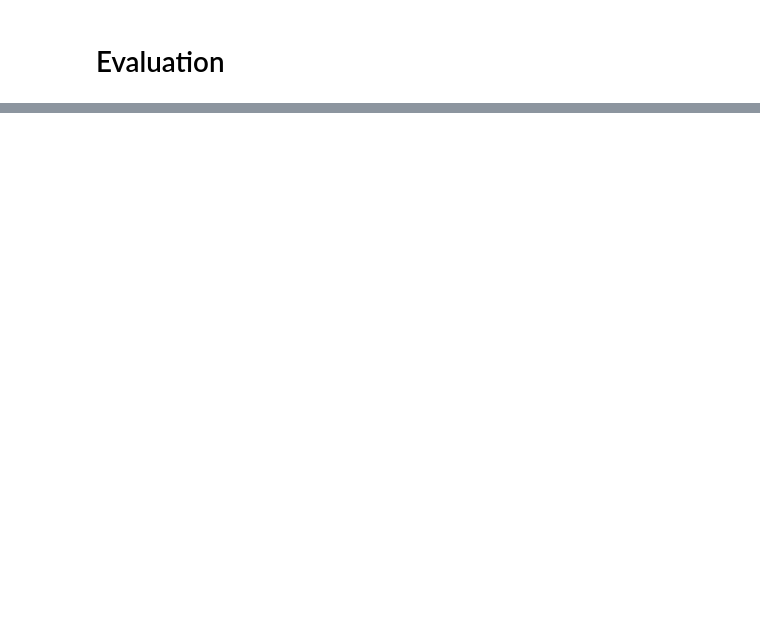
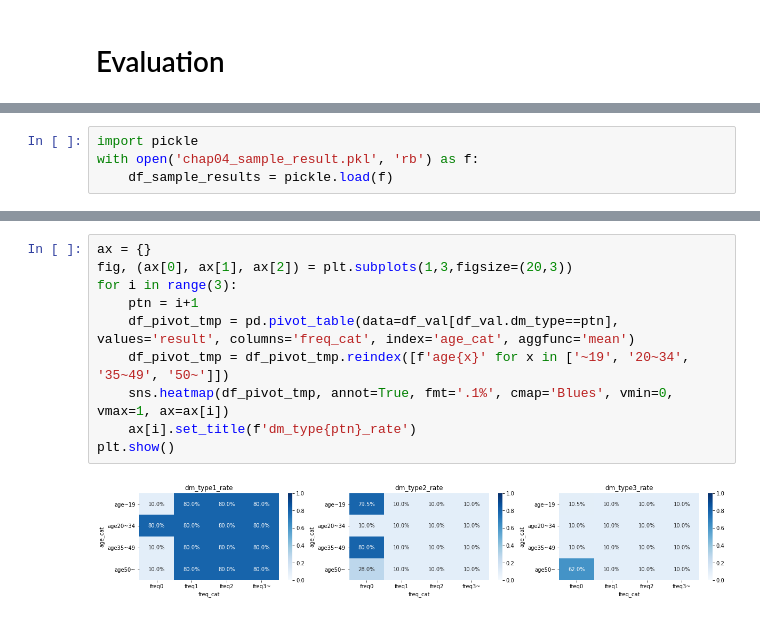
Before and after one commit to daikichidaze/pyoptbook, a Jupyter notebook: src/4.coupon/coupon.ipynb, the cells around one changed output, grey strips where cells are left out. Saved outputs shown, nothing was run; the diff lists cells and outputs as text; blank space fills up the shorter version.

Commit message:
solved for chap 4

```diff
--- a/src/4.coupon/coupon.ipynb
+++ b/src/4.coupon/coupon.ipynb
@@ -193,0 +231,4 @@ df_val.final_cost.sum()
+# %%
+import pickle
+with open('chap04_sample_result.pkl', 'rb') as f:
+    df_sample_results = pickle.load(f)
@@ -193,0 +268,12 @@ df_val.final_cost.sum()
+# %%
+ax = {}
+fig, (ax[0], ax[1], ax[2]) = plt.subplots(1,3,figsize=(20,3))
+for i in range(3):
+    ptn = i+1
+    df_pivot_tmp = pd.pivot_table(data=df_val[df_val.dm_type==ptn], values='result', columns='freq_cat', index='age_cat', aggfunc='mean')
+    df_pivot_tmp = df_pivot_tmp.reindex([f'age{x}' for x in ['~19', '20~34', '35~49', '50~']])
+    sns.heatmap(df_pivot_tmp, annot=True, fmt='.1%', cmap='Blues', vmin=0, vmax=1, ax=ax[i])
+    ax[i].set_title(f'dm_type{ptn}_rate')
+plt.show()
+# %% [output]
+[figure, added]
```
Also changed, not shown: parts of 26 cells of this notebook, 1 other file.
